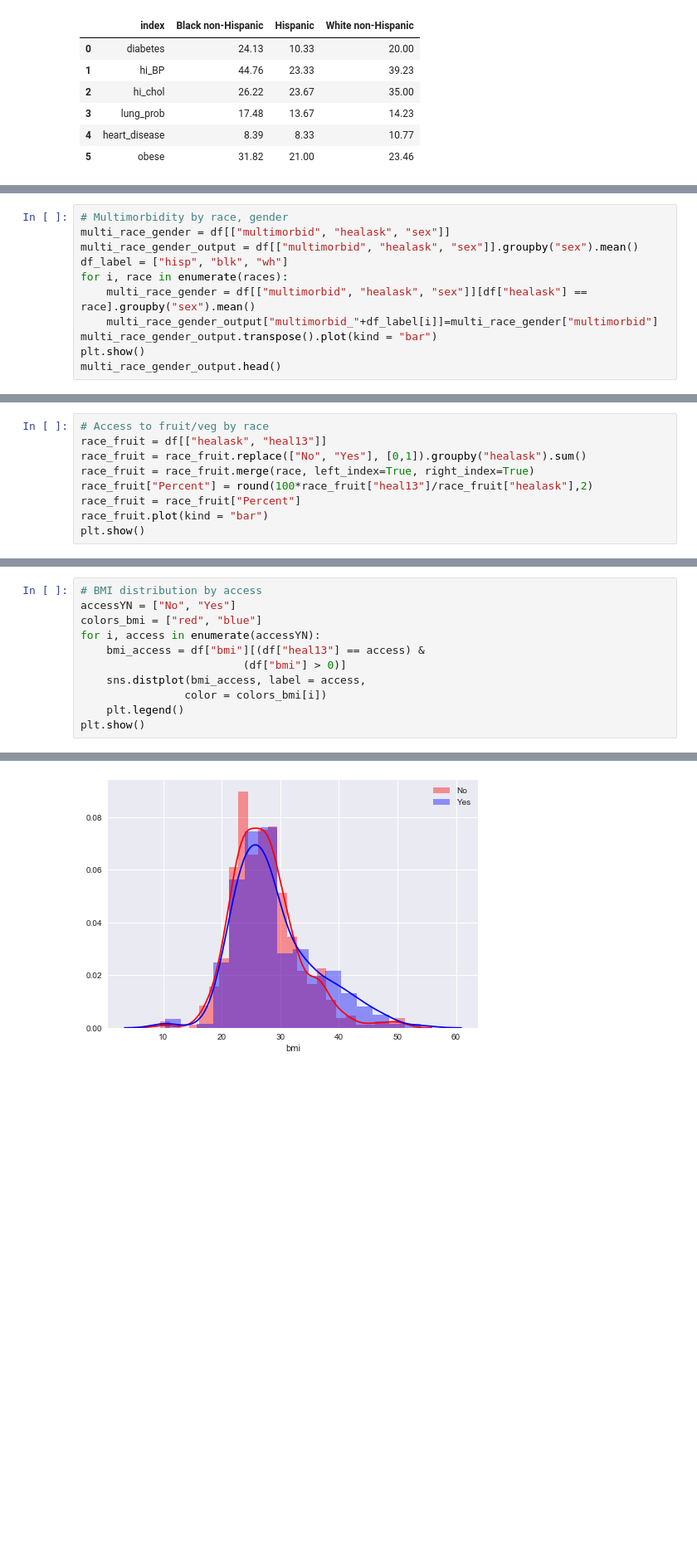
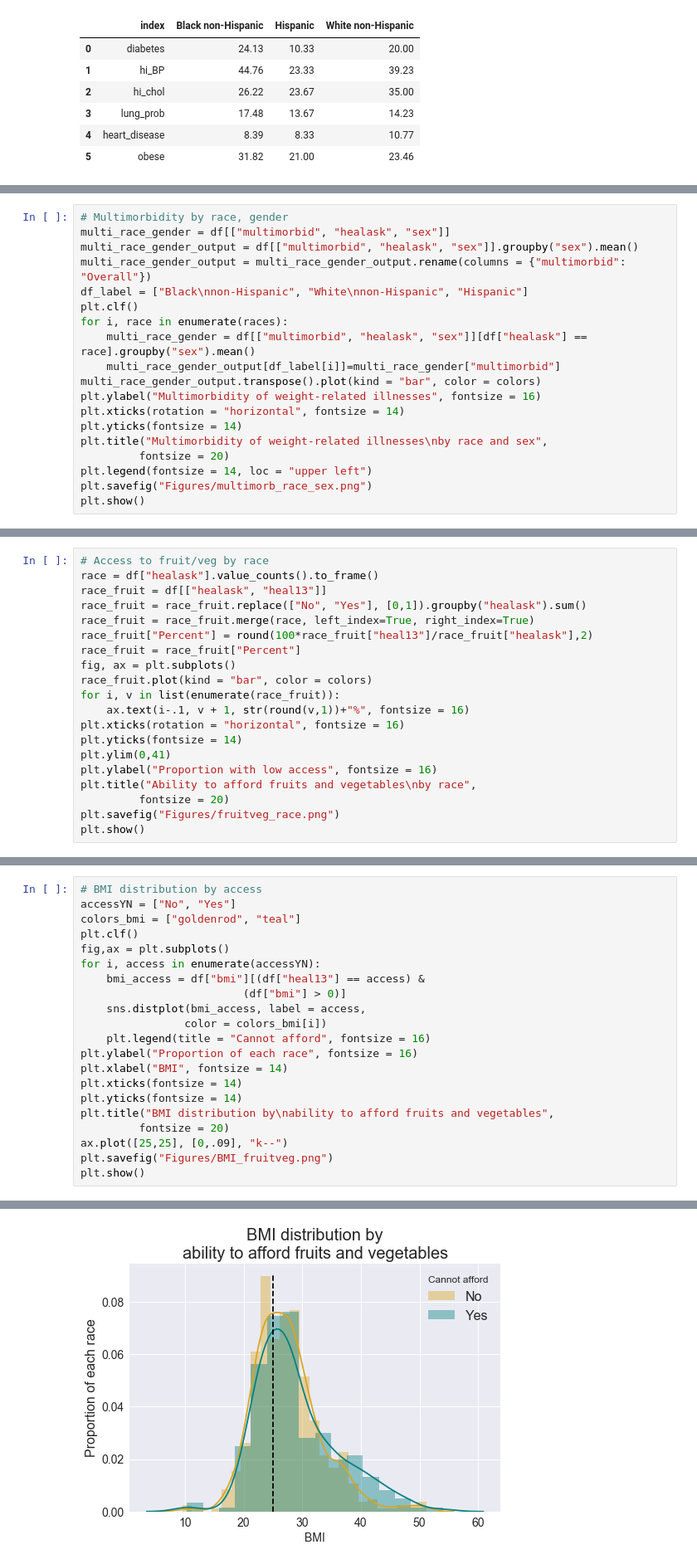
Before and after one commit to FoolsArcana/ready_project_one, a Jupyter notebook: HealthyAmericas - Xin.ipynb, the cells around one changed output, grey strips where cells are left out. Shown at 83% size. Drawn from its saved outputs; the diff is of its cells as text; blank space fills up the shorter version.

```diff
--- a/HealthyAmericas - Xin.ipynb
+++ b/HealthyAmericas - Xin.ipynb
@@ -231,11 +244,19 @@ plt.show()
 # Multimorbidity by race, gender
 multi_race_gender = df[["multimorbid", "healask", "sex"]]
 multi_race_gender_output = df[["multimorbid", "healask", "sex"]].groupby("sex").mean()
-df_label = ["hisp", "blk", "wh"]
+multi_race_gender_output = multi_race_gender_output.rename(columns = {"multimorbid": "Overall"})
+df_label = ["Black\nnon-Hispanic", "White\nnon-Hispanic", "Hispanic"]
+plt.clf()
 for i, race in enumerate(races):
     multi_race_gender = df[["multimorbid", "healask", "sex"]][df["healask"] == race].groupby("sex").mean()
-    multi_race_gender_output["multimorbid_"+df_label[i]]=multi_race_gender["multimorbid"]
-multi_race_gender_output.transpose().plot(kind = "bar")
+    multi_race_gender_output[df_label[i]]=multi_race_gender["multimorbid"]
+multi_race_gender_output.transpose().plot(kind = "bar", color = colors)
+plt.ylabel("Multimorbidity of weight-related illnesses", fontsize = 16)
+plt.xticks(rotation = "horizontal", fontsize = 14)
+plt.yticks(fontsize = 14)
+plt.title("Multimorbidity of weight-related illnesses\nby race and sex",
+         fontsize = 20)
+plt.legend(fontsize = 14, loc = "upper left")
+plt.savefig("Figures/multimorb_race_sex.png")
 plt.show()
-multi_race_gender_output.head()
 # %% [output]
@@ -298,11 +316,22 @@ plt.show()
 [figure]
 # %%
 # Access to fruit/veg by race
+race = df["healask"].value_counts().to_frame()
 race_fruit = df[["healask", "heal13"]]
 race_fruit = race_fruit.replace(["No", "Yes"], [0,1]).groupby("healask").sum()
 race_fruit = race_fruit.merge(race, left_index=True, right_index=True)
 race_fruit["Percent"] = round(100*race_fruit["heal13"]/race_fruit["healask"],2)
 race_fruit = race_fruit["Percent"]
-race_fruit.plot(kind = "bar")
+fig, ax = plt.subplots()
+race_fruit.plot(kind = "bar", color = colors)
+for i, v in list(enumerate(race_fruit)):
+    ax.text(i-.1, v + 1, str(round(v,1))+"%", fontsize = 16)
+plt.xticks(rotation = "horizontal", fontsize = 16)
+plt.yticks(fontsize = 14)
+plt.ylim(0,41)
+plt.ylabel("Proportion with low access", fontsize = 16)
+plt.title("Ability to afford fruits and vegetables\nby race",
+         fontsize = 20)
+plt.savefig("Figures/fruitveg_race.png")
 plt.show()
 # %% [output]
@@ -338,12 +386,22 @@ plt.show()
 # %%
 # BMI distribution by access
 accessYN = ["No", "Yes"]
-colors_bmi = ["red", "blue"]
+colors_bmi = ["goldenrod", "teal"]
+plt.clf()
+fig,ax = plt.subplots()
 for i, access in enumerate(accessYN):
     bmi_access = df["bmi"][(df["heal13"] == access) &
                          (df["bmi"] > 0)]
     sns.distplot(bmi_access, label = access,
                 color = colors_bmi[i])
-    plt.legend()
+    plt.legend(title = "Cannot afford", fontsize = 16)
+plt.ylabel("Proportion of each race", fontsize = 16)
+plt.xlabel("BMI", fontsize = 14)
+plt.xticks(fontsize = 14)
+plt.yticks(fontsize = 14)
+plt.title("BMI distribution by\nability to afford fruits and vegetables",
+         fontsize = 20)
+ax.plot([25,25], [0,.09], "k--")
+plt.savefig("Figures/BMI_fruitveg.png")
 plt.show()
 # %% [output]
@@ -350,4 +409,4 @@ plt.show()
-[figure, old version]
+[figure, new version]
 # %%
 # Multimorbidity by BMI
 plt.clf()
```
Also changed, not shown: parts of 8 cells of this notebook, 1 other file.
